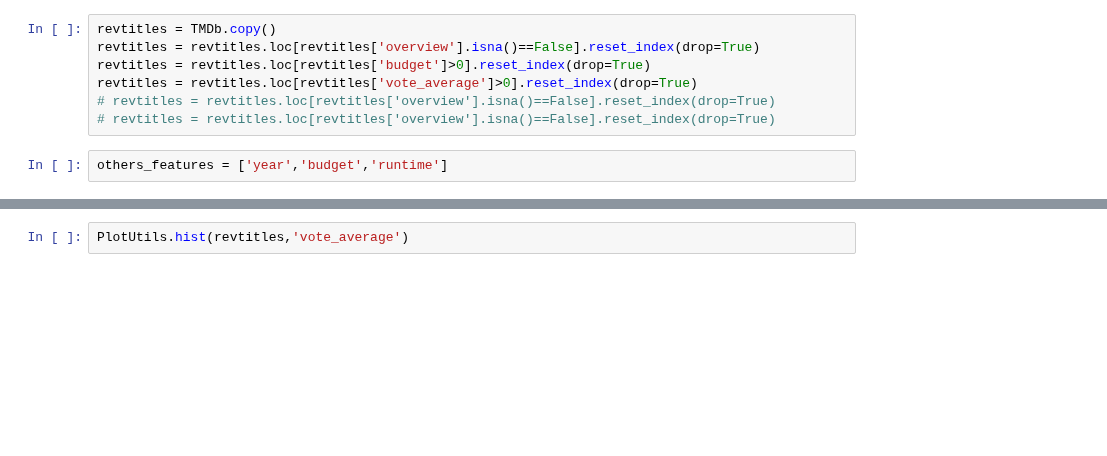
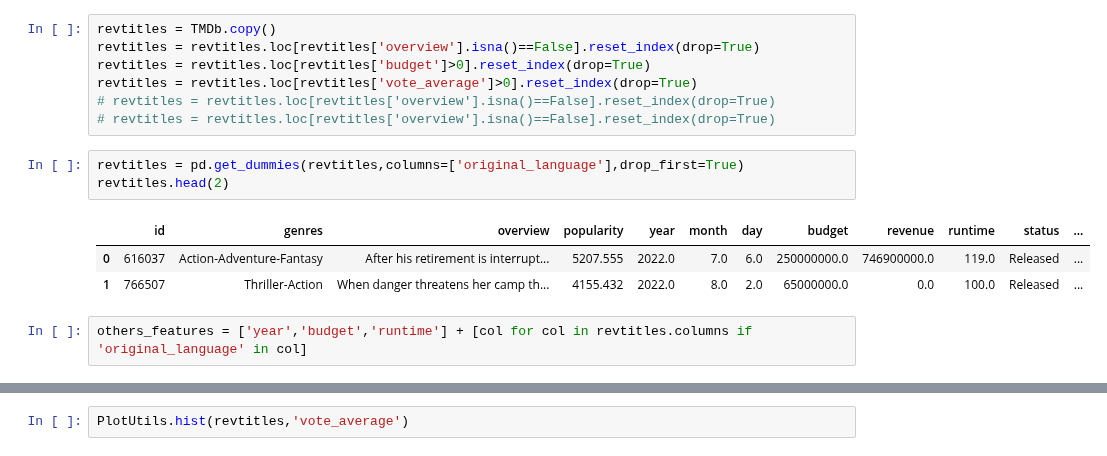
Before and after one commit to jesus-valencia97/Diplomado-en-ciencia-de-datos, a Jupyter notebook: Proyecto/Modulo 5/M2/M5 - Modulo 2.ipynb, the cells around one changed output, grey strips where cells are left out. Saved outputs shown, nothing was run; the diff lists cells and outputs as text; blank space fills up the shorter version.

```diff
--- a/Proyecto/Modulo 5/M2/M5 - Modulo 2.ipynb
+++ b/Proyecto/Modulo 5/M2/M5 - Modulo 2.ipynb
@@ -117,8 +127,15 @@ revtitles = revtitles.loc[revtitles['budget']>0].reset_index(drop=True)
 revtitles = revtitles.loc[revtitles['vote_average']>0].reset_index(drop=True)
 # revtitles = revtitles.loc[revtitles['overview'].isna()==False].reset_index(drop=True)
 # revtitles = revtitles.loc[revtitles['overview'].isna()==False].reset_index(drop=True)
-# %%
-others_features = ['year','budget','runtime']
+# %%
+revtitles = pd.get_dummies(revtitles,columns=['original_language'],drop_first=True)
+revtitles.head(2)
+# %% [output]
+|  | id | genres | overview | popularity | year | month | day | budget | revenue | runtime | status | ... |
+| 0 | 616037 | Action-Adventure-Fantasy | After his retirement is interrupt... | 5207.555 | 2022.0 | 7.0 | 6.0 | 250000000.0 | 746900000.0 | 119.0 | Released | ... |
+| 1 | 766507 | Thriller-Action | When danger threatens her camp th... | 4155.432 | 2022.0 | 8.0 | 2.0 | 65000000.0 | 0.0 | 100.0 | Released | ... |
+# %%
+others_features = ['year','budget','runtime'] + [col for col in revtitles.columns if 'original_language' in col]
 # %%
 revtitles[others_features].isna().sum()
 # %% [output]
```
Also changed, not shown: parts of 10 cells of this notebook.
